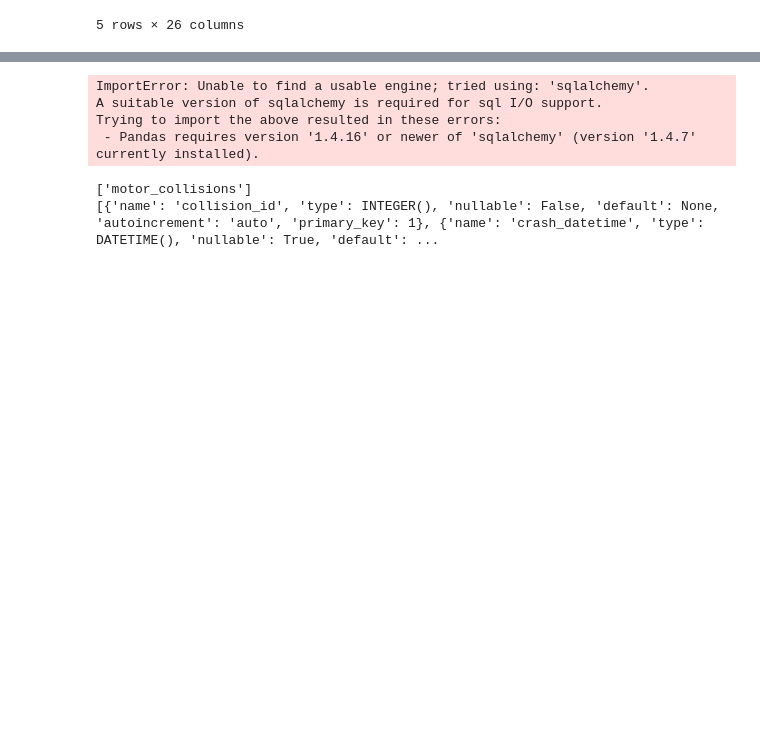
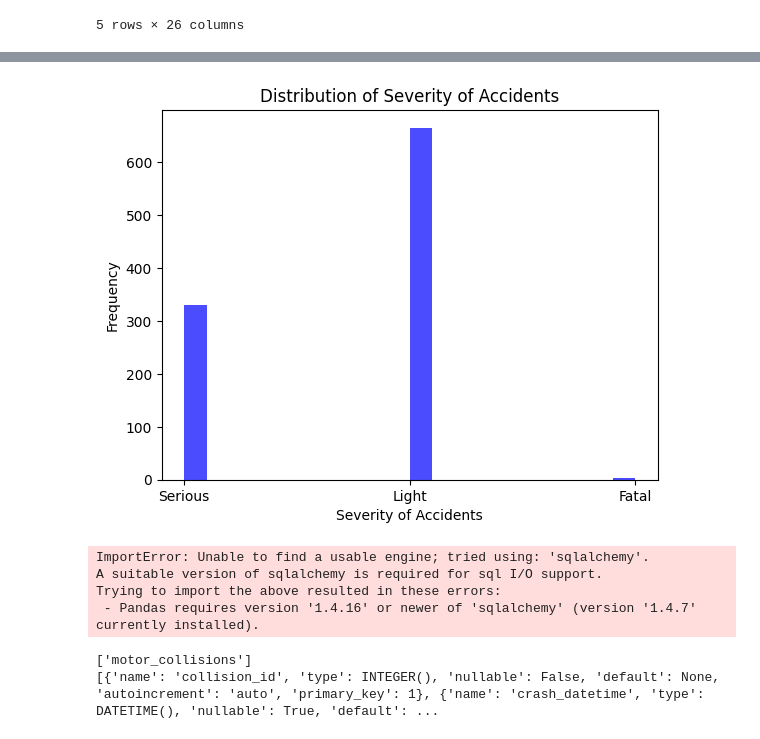
Before and after one commit to ReiannaLiu/MotorVehicleCollision, a Jupyter notebook: data_cleaning_process/loading_data.ipynb, the cells around one changed output, grey strips where cells are left out. Cells and saved outputs as stored; diff of their text form; code cells hidden in the pictures; blank space fills up the shorter version.

Commit message:
# classified weather info and traffic accidents

```diff
--- a/data_cleaning_process/loading_data.ipynb
+++ b/data_cleaning_process/loading_data.ipynb
@@ -150,2 +151,22 @@ demo_df.head()
 # %%
-df = df.merge(demo_df, how='left')
+df = df.merge(demo_df, on = "zip_code",how='left')
+df["Population"] = df["Population"].astype("float")
+# %%
+## add an attribute that classifies the hour of the day
+df["crash_hour"] = df['crash_datetime'].dt.hour
+
+def classify_hour(hour):
+    if 4 <= hour < 7:
+        return 'Early Morning'
+    elif 7 <= hour < 10 or 16 <= hour < 20:
+        return 'Rush Hours'
+    elif 22 <= hour or hour < 4:
+        return 'Late Night'
+    else:
+        return 'Normal Hours'
+
+df['crash_hour_category'] = df['crash_hour'].apply(classify_hour)
+df = df.drop('crash_hour', axis=1)
+column_to_move = df.pop('crash_hour_category')
+df.insert(2, 'crash_hour_category', column_to_move)
+df.head()
@@ -152 +181,14 @@ df = df.merge(demo_df, how='left')
+# %%
+df["number_of_deaths"] = df["number_of_cyclist_killed"] + df["number_of_motorist_killed"] + df["number_of_pedestrians_killed"] + df["number_of_persons_killed"]
+df["number_of_injuries"] = df["number_of_cyclist_injured"] + df["number_of_motorist_injured"] + df["number_of_pedestrians_injured"] + df["number_of_persons_injured"]
+
+def classify_severity(deaths,injuries):
+    if deaths > 0:
+        return 'Fatal'
+    elif injuries >= 2:
+        return 'Serious'
+    else:
+        return 'Light'
+
+df["severity_of_accident"] = df.apply(lambda row: classify_severity(row["number_of_deaths"], row["number_of_injuries"]), axis=1)
 # %%
@@ -172,3 +204,15 @@ memory usage: 215.0+ KB
+# %%
+import pandas as pd
+import matplotlib.pyplot as plt
+
+# Create a histogram to visualize the distribution of the severity of accidents
+plt.hist(df['severity_of_accident'], bins=20, color='blue', alpha=0.7)
+plt.title('Distribution of Severity of Accidents')
+plt.xlabel('Severity of Accidents')
+plt.ylabel('Frequency')
+plt.show()
+# %% [output]
+[figure, added]
 # %%
 engine = create_engine('sqlite:///../Resources/collision_db.sqlite')
 # %%
```
Also changed, not shown: parts of 5 cells of this notebook, 1 other file.
